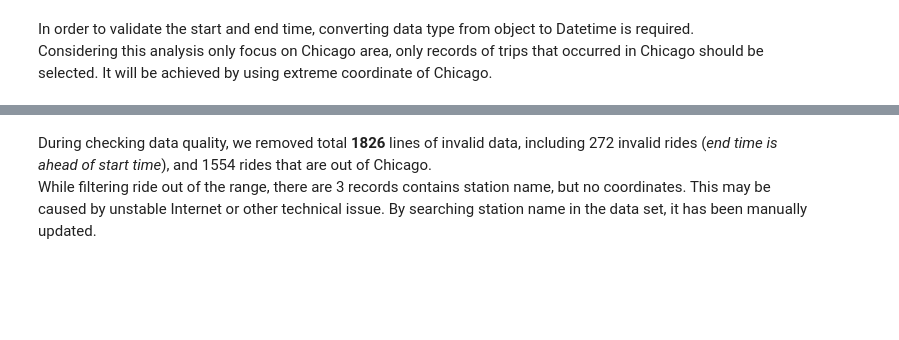
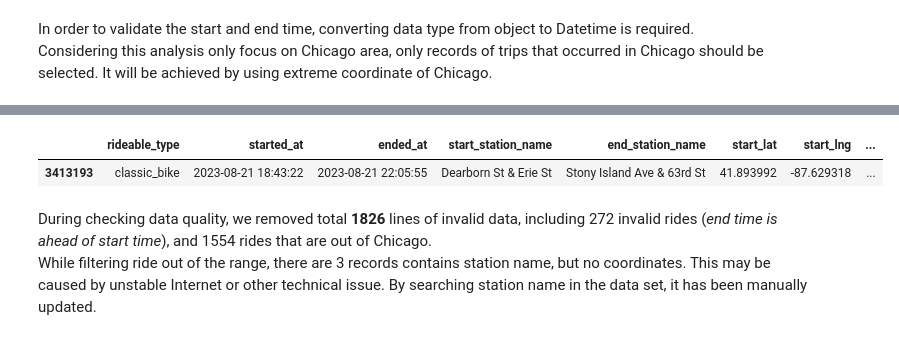
Before and after one commit to gggytan/Lyft-Bike-Share-Ridership-Analysis, a Jupyter notebook: Data/Lyft Bike-Share Chicago_Data Processing.ipynb, the cells around one changed output, grey strips where cells are left out. Cells and saved outputs as stored; diff of their text form; code cells hidden in the pictures; blank space fills up the shorter version.

```diff
--- a/Data/Lyft Bike-Share Chicago_Data Processing.ipynb
+++ b/Data/Lyft Bike-Share Chicago_Data Processing.ipynb
@@ -110 +181,6 @@ df[(df['end_station_name'] == 'OH Charging Stx - Test') | (df['start_station_nam
+# %%
+df[((df['end_station_name'] == 'Stony Island Ave & 63rd St') | (df['start_station_name'] == 'Stony Island Ave & 63rd St')) & ((df['start_lat'] == 0) | (df['start_lng'] == 0)| (df['end_lat'] == 0) | (df['end_lng'] == 0))]
+# %% [output]
+|  | rideable_type | started_at | ended_at | start_station_name | end_station_name | start_lat | start_lng | ... |
+| 3413193 | classic_bike | 2023-08-21 18:43:22 | 2023-08-21 22:05:55 | Dearborn St & Erie St | Stony Island Ave & 63rd St | 41.893992 | -87.629318 | ... |
 # %%
```
Also changed, not shown: parts of 43 cells of this notebook.
